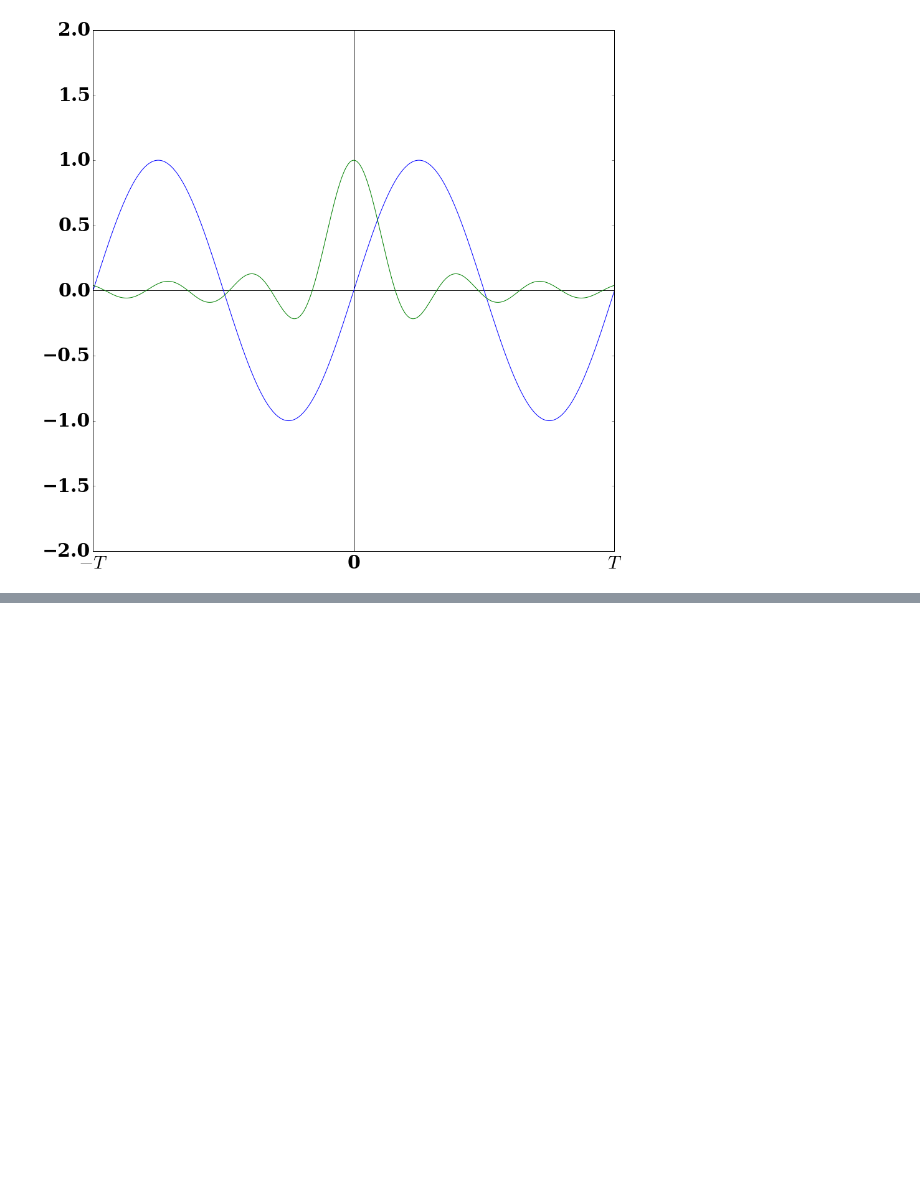
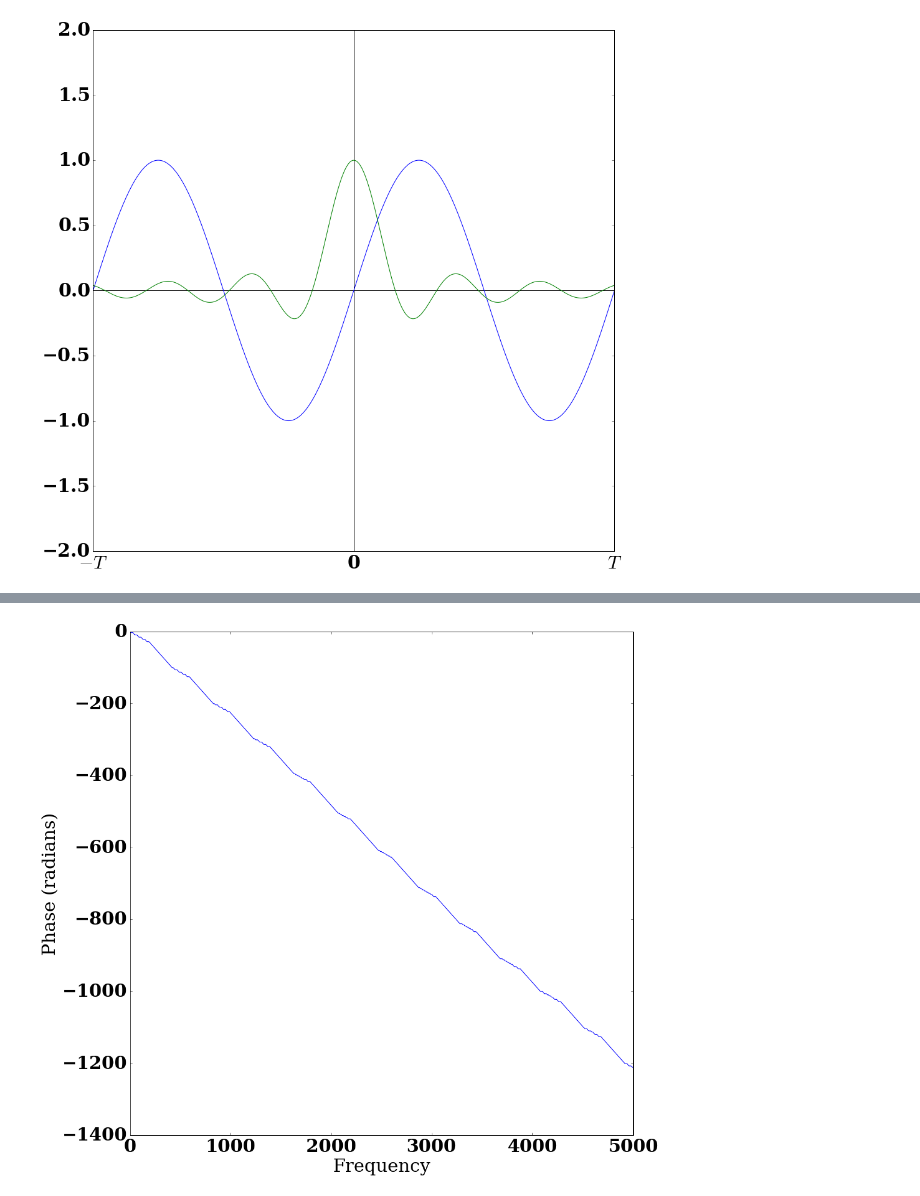
Before and after one commit to my-snippet/etc, a Jupyter notebook: AC-analysis/Fourier-Series/odd-function/square_wave.ipynb, the cells around one changed output, grey strips where cells are left out. Saved outputs shown, nothing was run; the diff lists cells and outputs as text; code cells hidden in the pictures; blank space fills up the shorter version.

```diff
--- a/AC-analysis/Fourier-Series/odd-function/square_wave.ipynb
+++ b/AC-analysis/Fourier-Series/odd-function/square_wave.ipynb
@@ -162,0 +179,6 @@ plt.plot(t, sinc(2 * np.pi * t))
+# %%
+figure(figsize=(15,15))
+plt.phase_spectrum(make_square_odd(duty=0.1), Fs=10000)#plot(t,sq, t,sqwave)
+plt.show()
+# %% [output]
+[figure, added]
```
Also changed, not shown: parts of 18 cells of this notebook, 2 other files.
